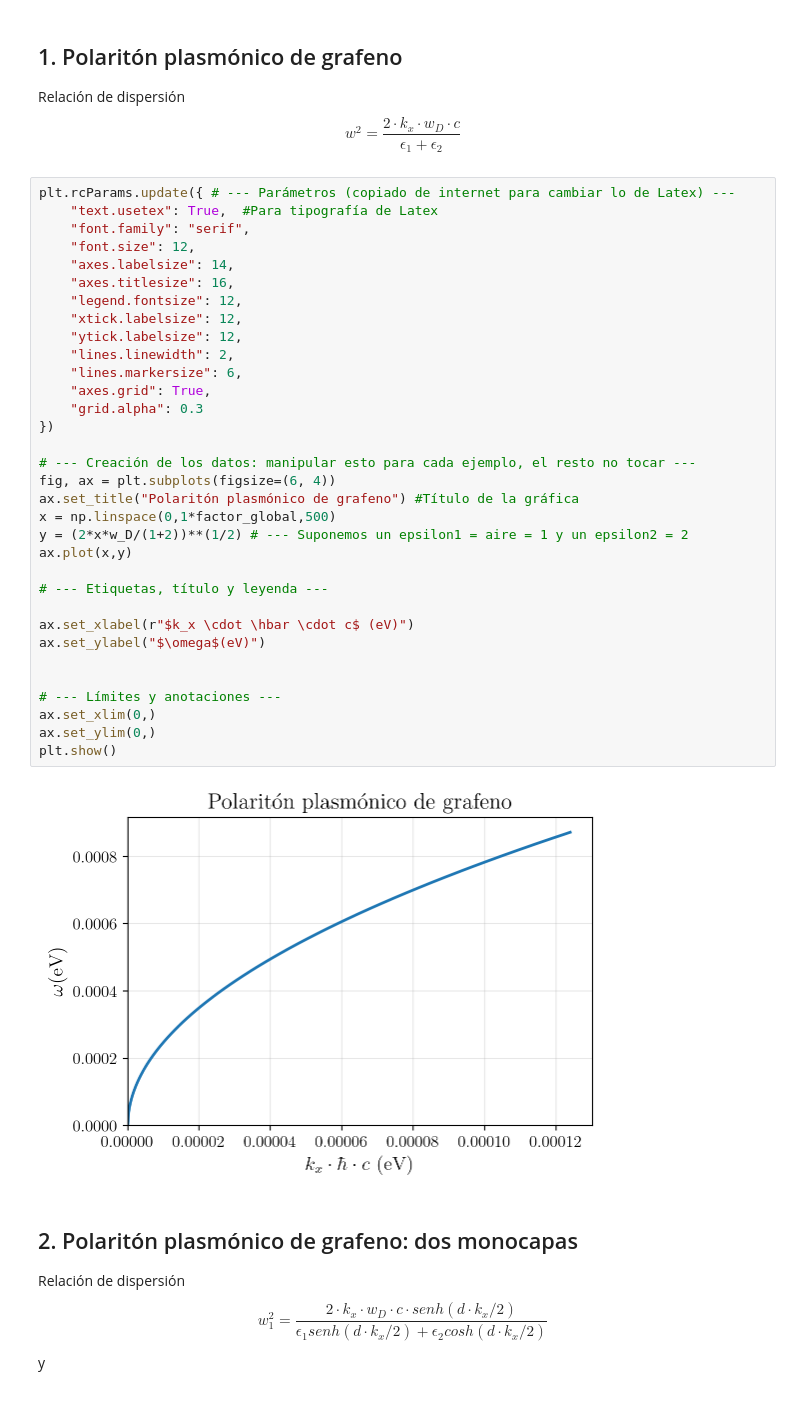
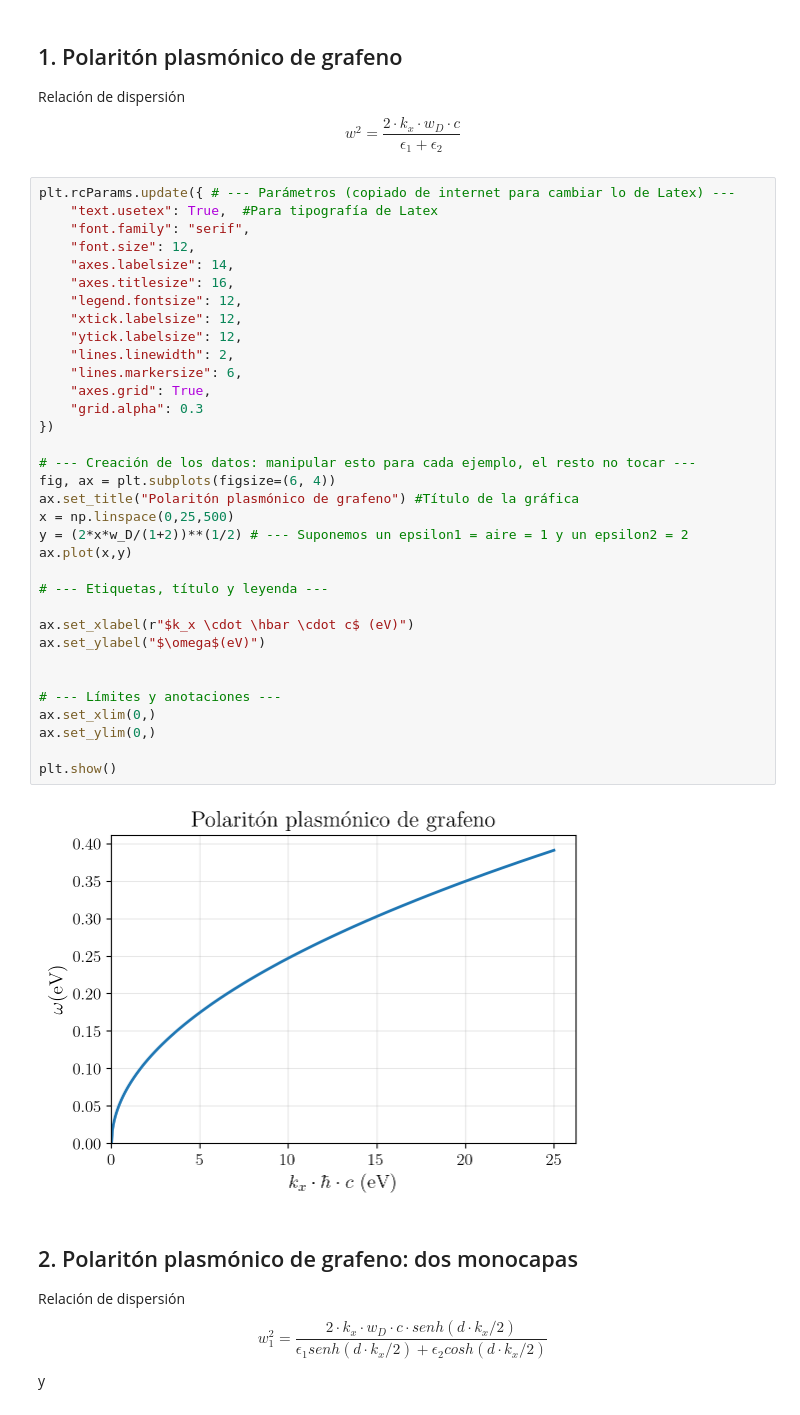
Before and after one commit to Scarlata0/Hybrid-Polaritons---TFG, a Jupyter notebook: TFG-Mario.ipynb, the cells around one changed output. Drawn from its saved outputs; the diff is of its cells as text.

```diff
--- a/TFG-Mario.ipynb
+++ b/TFG-Mario.ipynb
@@ -39,35 +83,36 @@ plt.rcParams.update({ # --- Parámetros (copiado de internet para cambiar lo de
     "font.family": "serif",
     "font.size": 12,
     "axes.labelsize": 14,
     "axes.titlesize": 16,
     "legend.fontsize": 12,
     "xtick.labelsize": 12,
     "ytick.labelsize": 12,
     "lines.linewidth": 2,
     "lines.markersize": 6,
     "axes.grid": True,
     "grid.alpha": 0.3
 })
 
 # --- Creación de los datos: manipular esto para cada ejemplo, el resto no tocar ---
 fig, ax = plt.subplots(figsize=(6, 4))
 ax.set_title("Polaritón plasmónico de grafeno") #Título de la gráfica
-x = np.linspace(0,1*factor_global,500)
+x = np.linspace(0,25,500)
 y = (2*x*w_D/(1+2))**(1/2) # --- Suponemos un epsilon1 = aire = 1 y un epsilon2 = 2
 ax.plot(x,y)
 
 # --- Etiquetas, título y leyenda ---
 
 ax.set_xlabel(r"$k_x \cdot \hbar \cdot c$ (eV)")
 ax.set_ylabel("$\omega$(eV)")
 
 
 # --- Límites y anotaciones ---
 ax.set_xlim(0,)
 ax.set_ylim(0,)
+
 plt.show()
 # %% [output]
-[figure, old version]
+[figure, new version]
 # %% [markdown]
 ## 2. Polaritón plasmónico de grafeno: dos monocapas
 
```
Also changed, not shown: parts of 30 cells of this notebook.
